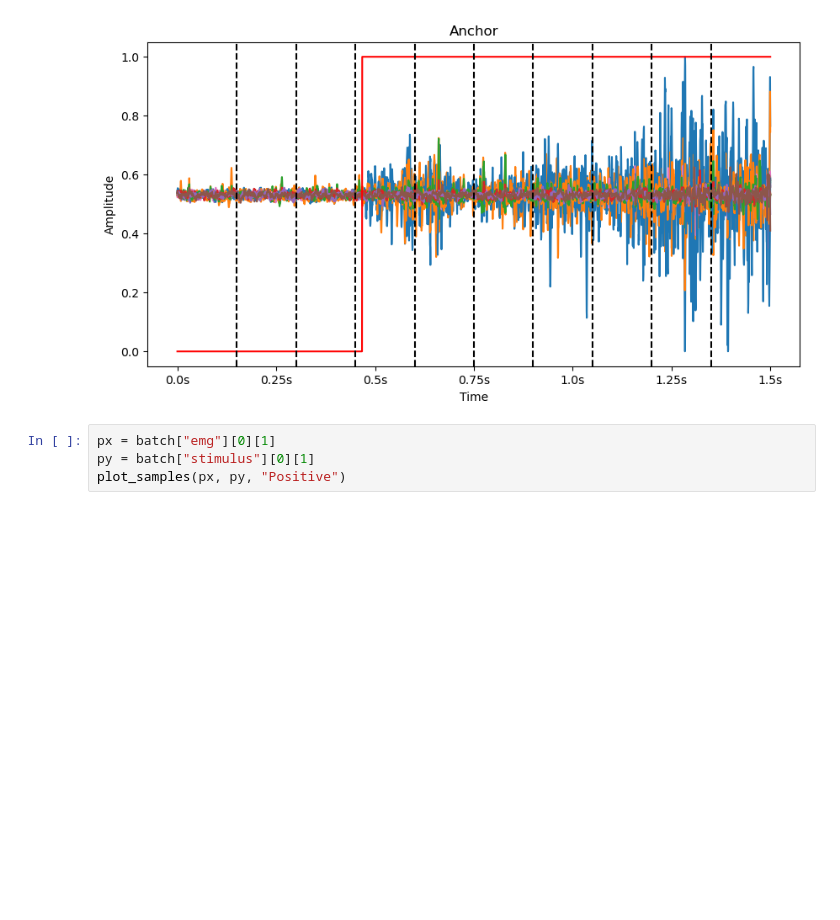
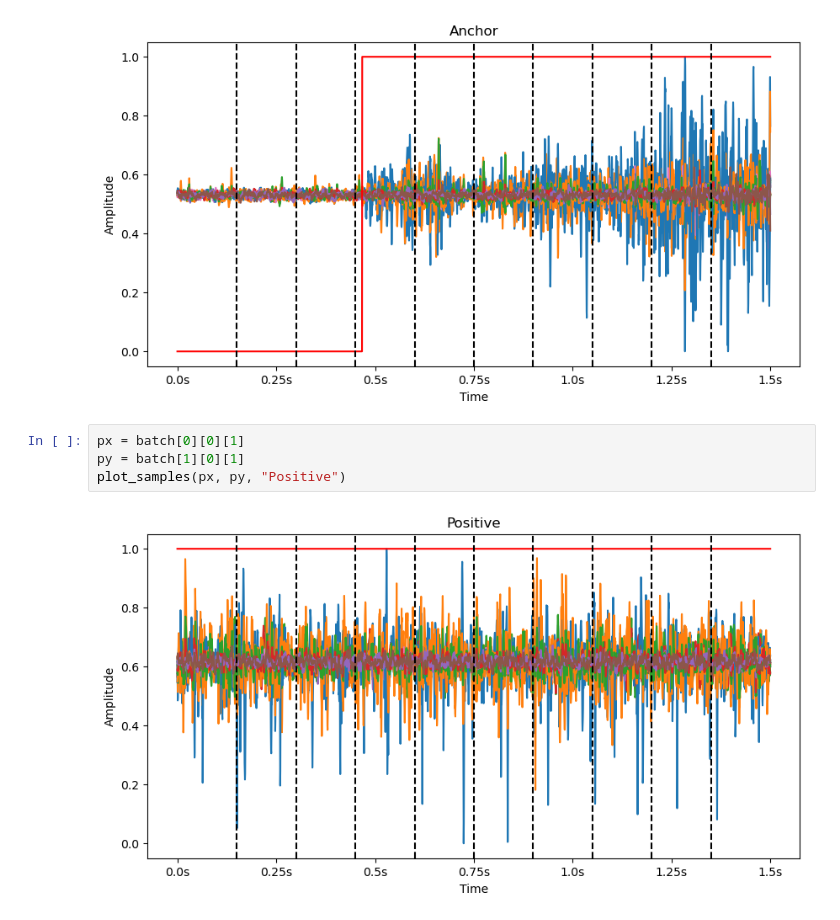
Before and after one commit to veichta/EMGRep, a Jupyter notebook: notebooks/playground/dataset_and_loader.ipynb, the cells around one changed output. Cells and saved outputs as stored; diff of their text form; blank space fills up the shorter version.

```diff
--- a/notebooks/playground/dataset_and_loader.ipynb
+++ b/notebooks/playground/dataset_and_loader.ipynb
@@ -52,6 +52,8 @@ plot_samples(x, y, "Anchor")
 # %% [output]
 [figure]
 # %%
-px = batch["emg"][0][1]
-py = batch["stimulus"][0][1]
+px = batch[0][0][1]
+py = batch[1][0][1]
 plot_samples(px, py, "Positive")
+# %% [output]
+[figure, added]
```
Also changed, not shown: 5 other files.
